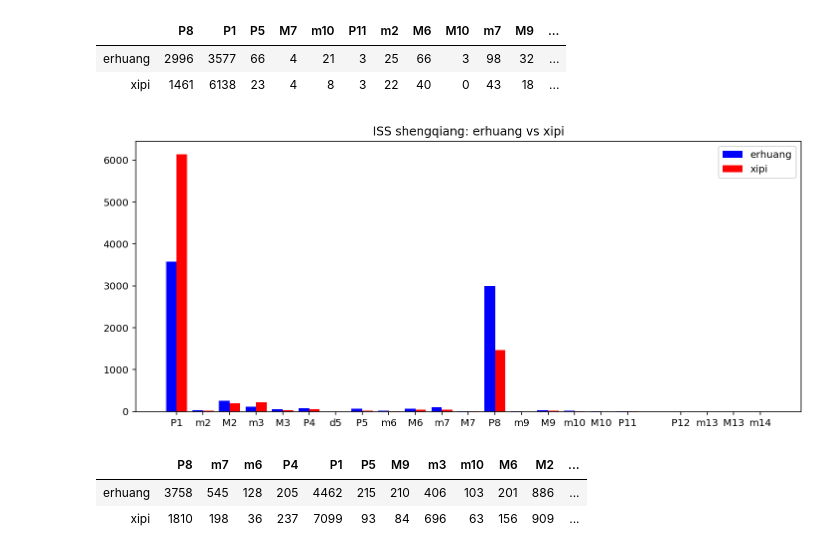
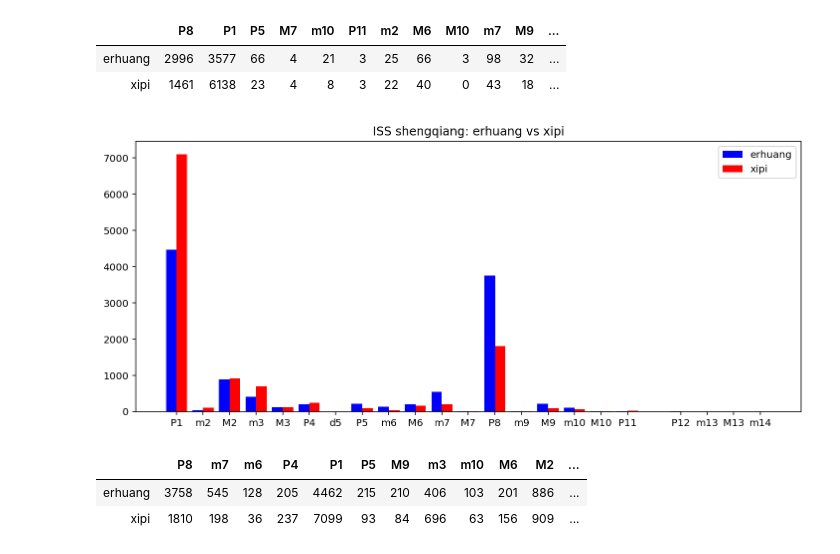
Before and after one commit to robertops18/jingju-intervals, a Jupyter notebook: Analysis of heterophonic pitch synchrony in jingju music.ipynb, the cells around one changed output. Cells and saved outputs as stored; diff of their text form; code cells hidden in the pictures.

Commit message:
Banshi and roleType comparatives

```diff
--- a/Analysis of heterophonic pitch synchrony in jingju music.ipynb
+++ b/Analysis of heterophonic pitch synchrony in jingju music.ipynb
@@ -413,23 +413,6 @@ Intervals between notes that sound simultaneously
 Intervals between notes that are played simultaneously
  shengqiang:{'erhuang': {'P8': 2996, 'P1': 3577, 'P5': 66, 'M7': 4, 'm10': 21, 'P11': 3, 'm2': 25, 'M6': 66, 'M10': 3, 'm7': 98, 'M9': 32, 'm3': 115, 'M3': 52, 'M2': 262, 'P4': 76, 'm6': 18, 'm9': 4,  ...
 # %%
-def get_y_values_EX(xTicks):
-    yValuesE = []
-    for i in xTicks:
-        try:
-            yValuesE.append(IPS.shengqiang['erhuang'][i])
-        except:
-            yValuesE.append(0)
-
-    yValuesX = []
-    for i in xTicks:
-        try:
-            yValuesX.append(IPS.shengqiang['xipi'][i])
-        except:
-            yValuesX.append(0)
-
-    return yValuesE, yValuesX
-
 def get_x_values_EX(xValues):
     xValuesE = []
     xValuesX = []
@@ -438,7 +421,7 @@ def get_x_values_EX(xValues):
         xValuesX.append(i + 0.2)
     return xValuesE, xValuesX
 
-def get_complete_dicts(erhuang, xipi):
+def get_complete_dicts_shengqiang(erhuang, xipi):
     erhuang_keys = erhuang.keys()
     xipi_keys = xipi.keys()
     erhuang_complete = erhuang.copy()
@@ -457,11 +440,11 @@ def get_complete_dicts(erhuang, xipi):
 
     return erhuang_complete, xipi_complete
 
-def compare_shengqiang(type_of_playing, plot_title):
-    erhuang = type_of_playing.shengqiang['erhuang']
-    xipi = type_of_playing.shengqiang['xipi']
+def compare_shengqiang(type_of_synchrony, plot_title):
+    erhuang = type_of_synchrony.shengqiang['erhuang']
+    xipi = type_of_synchrony.shengqiang['xipi']
 
-    erhuang, xipi = get_complete_dicts(erhuang, xipi)
+    erhuang, xipi = get_complete_dicts_shengqiang(erhuang, xipi)
 
     intervalsOrder = {}
     for k in erhuang.keys():
@@ -471,7 +454,8 @@ def compare_shengqiang(type_of_playing, plot_title):
     xValues = sorted(intervalsOrder.keys())
     xTicks = [intervalsOrder[i] for i in xValues]
     xValuesE, xValuesX = get_x_values_EX(xValues)
-    yValuesE, yValuesX = get_y_values_EX(xTicks)
+    yValuesE = [erhuang[i] for i in xTicks]
+    yValuesX = [xipi[i] for i in xTicks]
 
     shengqiang_labels = ['erhuang', 'xipi']
 
@@ -496,9 +480,9 @@ compare_shenqiang(IPS, 'IPS shengqiang: erhuang vs xipi')
 | xipi | 1461 | 6138 | 23 | 4 | 8 | 3 | 22 | 40 | 0 | 43 | 18 | ... |
 # %%
 # ISS: shengqiang interval comparative
-compare_shenqiang(ISS, 'ISS shengqiang: erhuang vs xipi')
+compare_shengqiang(ISS, 'ISS shengqiang: erhuang vs xipi')
 # %% [output]
-[figure, old version]
+[figure, new version]
 |  | P8 | m7 | m6 | P4 | P1 | P5 | M9 | m3 | m10 | M6 | M2 | ... |
 | erhuang | 3758 | 545 | 128 | 205 | 4462 | 215 | 210 | 406 | 103 | 201 | 886 | ... |
 | xipi | 1810 | 198 | 36 | 237 | 7099 | 93 | 84 | 696 | 63 | 156 | 909 | ... |
```
Also changed, not shown: parts of 7 cells of this notebook.
